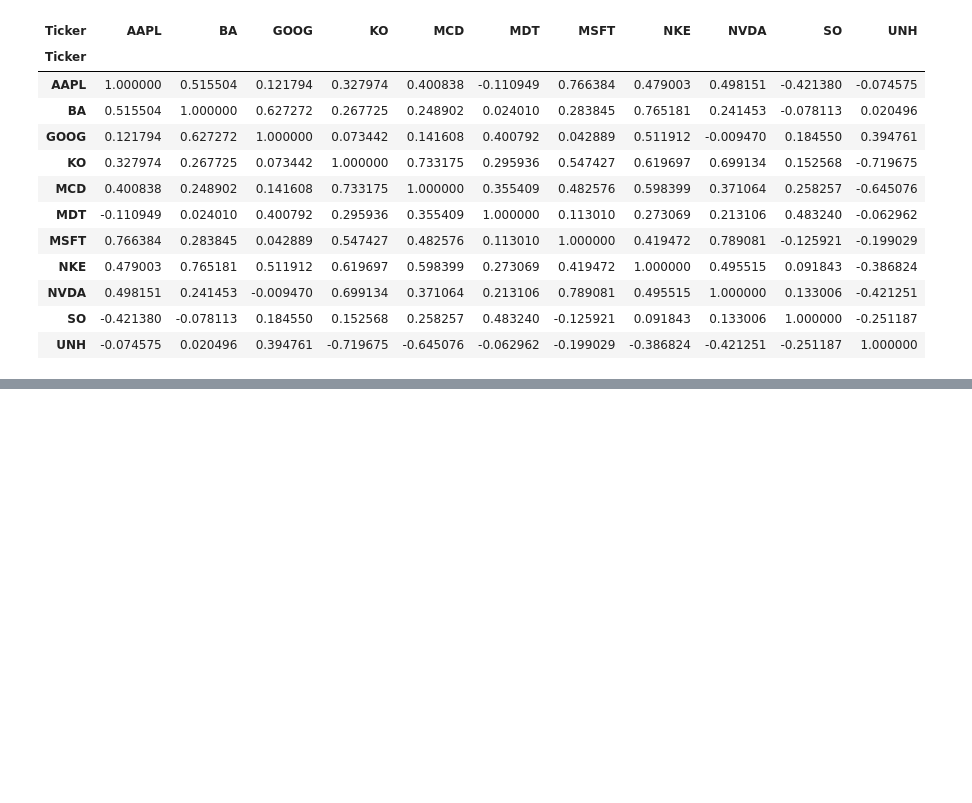
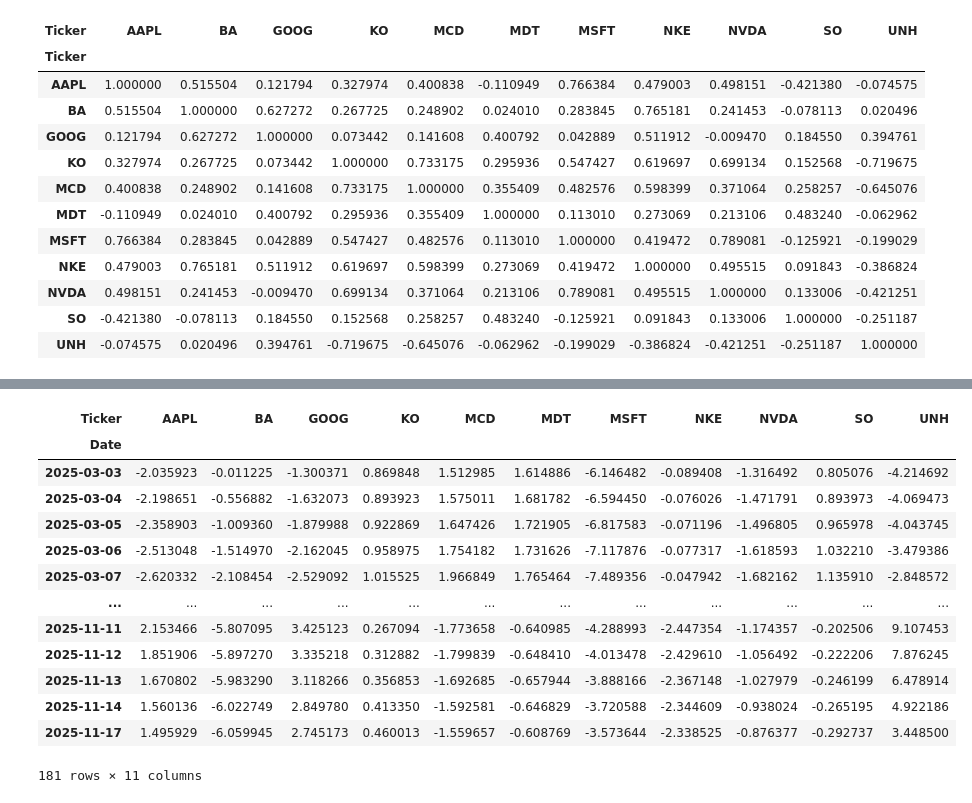
Before and after one commit to wildanlevitt/16B_BullFolio, a Jupyter notebook: FinalProjectJosephNotebook.ipynb, the cells around one changed output, grey strips where cells are left out. Saved outputs shown, nothing was run; the diff lists cells and outputs as text; code cells hidden in the pictures; blank space fills up the shorter version.

```diff
--- a/FinalProjectJosephNotebook.ipynb
+++ b/FinalProjectJosephNotebook.ipynb
@@ -528,0 +508,18 @@ Rank 10: Trace Statistic = 0.6176, 90% CV = 2.7055, 95% CV = 3.8415, 99% CV = 6.
+# %%
+diff = test.MovingAverages('Close',70)[('Diff',)].dropna()
+diff
+# %% [output]
+| Ticker | AAPL | BA | GOOG | KO | MCD | MDT | MSFT | NKE | NVDA | SO | UNH |
+| Date |  |  |  |  |  |  |  |  |  |  |  |
+| 2025-03-03 | -2.035923 | -0.011225 | -1.300371 | 0.869848 | 1.512985 | 1.614886 | -6.146482 | -0.089408 | -1.316492 | 0.805076 | -4.214692 |
+| 2025-03-04 | -2.198651 | -0.556882 | -1.632073 | 0.893923 | 1.575011 | 1.681782 | -6.594450 | -0.076026 | -1.471791 | 0.893973 | -4.069473 |
+| 2025-03-05 | -2.358903 | -1.009360 | -1.879988 | 0.922869 | 1.647426 | 1.721905 | -6.817583 | -0.071196 | -1.496805 | 0.965978 | -4.043745 |
+| 2025-03-06 | -2.513048 | -1.514970 | -2.162045 | 0.958975 | 1.754182 | 1.731626 | -7.117876 | -0.077317 | -1.618593 | 1.032210 | -3.479386 |
+| 2025-03-07 | -2.620332 | -2.108454 | -2.529092 | 1.015525 | 1.966849 | 1.765464 | -7.489356 | -0.047942 | -1.682162 | 1.135910 | -2.848572 |
+| ... | ... | ... | ... | ... | ... | ... | ... | ... | ... | ... | ... |
+| 2025-11-11 | 2.153466 | -5.807095 | 3.425123 | 0.267094 | -1.773658 | -0.640985 | -4.288993 | -2.447354 | -1.174357 | -0.202506 | 9.107453 |
+| 2025-11-12 | 1.851906 | -5.897270 | 3.335218 | 0.312882 | -1.799839 | -0.648410 | -4.013478 | -2.429610 | -1.056492 | -0.222206 | 7.876245 |
+| 2025-11-13 | 1.670802 | -5.983290 | 3.118266 | 0.356853 | -1.692685 | -0.657944 | -3.888166 | -2.367148 | -1.027979 | -0.246199 | 6.478914 |
+| 2025-11-14 | 1.560136 | -6.022749 | 2.849780 | 0.413350 | -1.592581 | -0.646829 | -3.720588 | -2.344609 | -0.938024 | -0.265195 | 4.922186 |
+| 2025-11-17 | 1.495929 | -6.059945 | 2.745173 | 0.460013 | -1.559657 | -0.608769 | -3.573644 | -2.338525 | -0.876377 | -0.292737 | 3.448500 |
+181 rows × 11 columns
```
Also changed, not shown: parts of 17 cells of this notebook.
